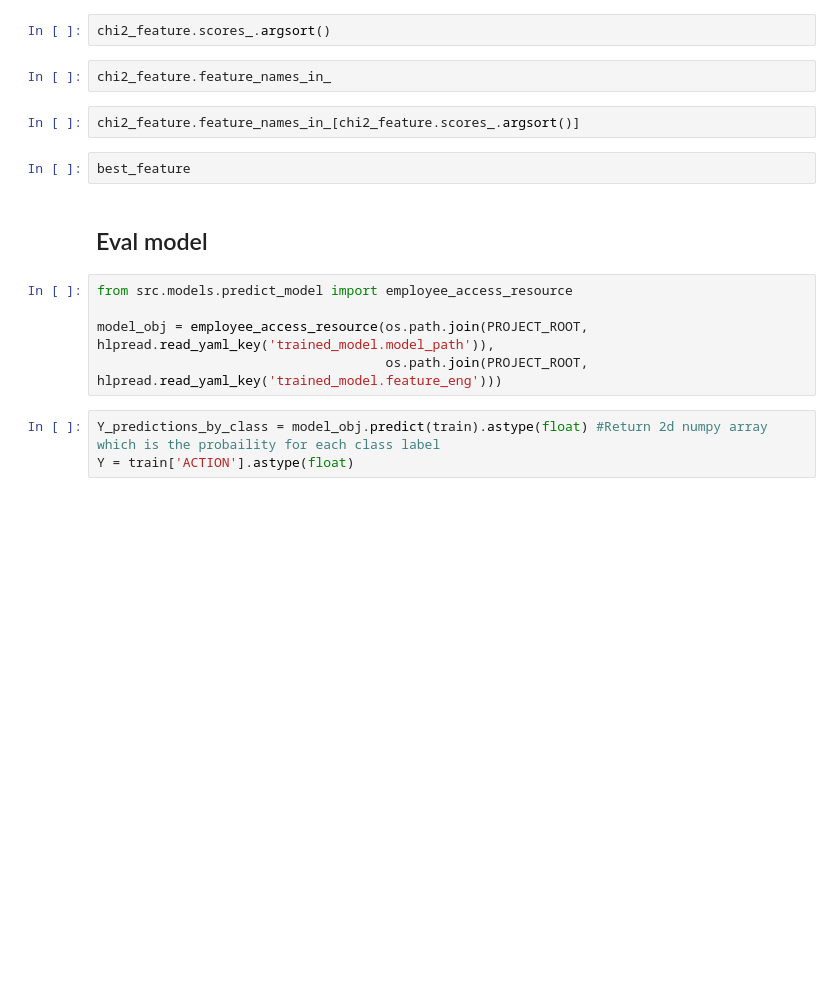
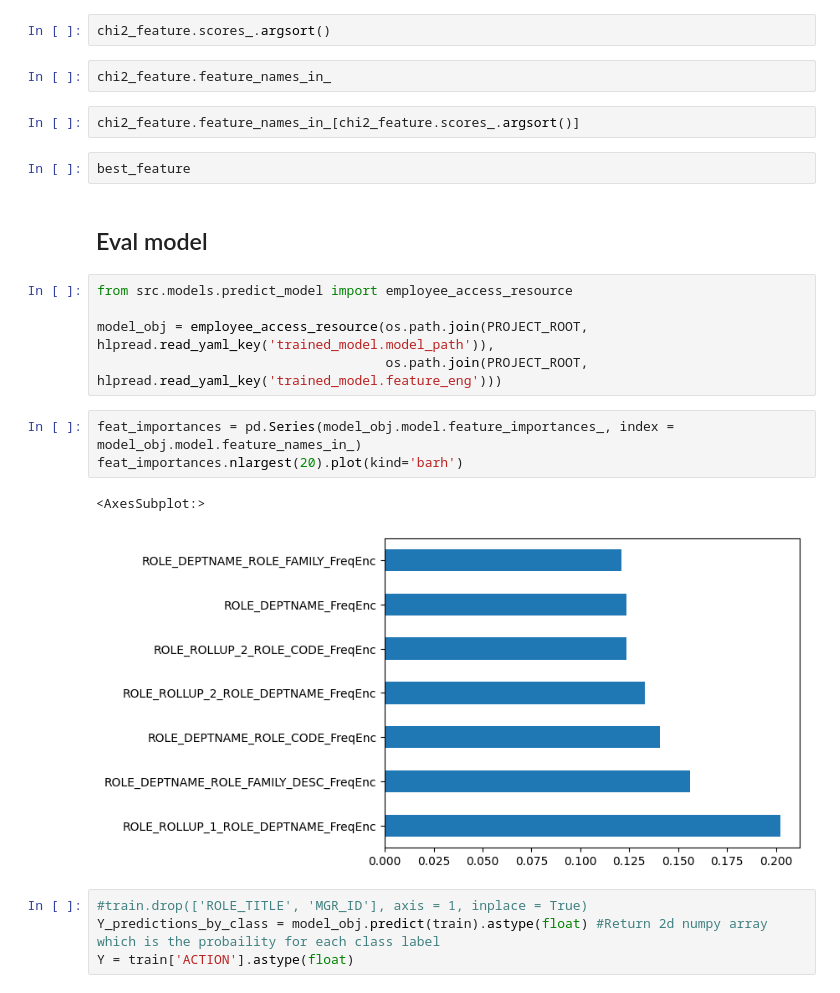
Before and after one commit to SmithaUpadhyaya/employee_access_resource_classifier, a Jupyter notebook: notebooks/training.ipynb, the cells around one changed output. Drawn from its saved outputs; the diff is of its cells as text; blank space fills up the shorter version.

```diff
--- a/notebooks/training.ipynb
+++ b/notebooks/training.ipynb
@@ -94,7 +100,14 @@ from src.models.predict_model import employee_access_resource
 
 model_obj = employee_access_resource(os.path.join(PROJECT_ROOT, hlpread.read_yaml_key('trained_model.model_path')),
                                      os.path.join(PROJECT_ROOT, hlpread.read_yaml_key('trained_model.feature_eng')))
+# %%
+feat_importances = pd.Series(model_obj.model.feature_importances_, index = model_obj.model.feature_names_in_)
+feat_importances.nlargest(20).plot(kind='barh')
+# %% [output]
+<AxesSubplot:>
+[figure, added]
 # %%
+#train.drop(['ROLE_TITLE', 'MGR_ID'], axis = 1, inplace = True)
 Y_predictions_by_class = model_obj.predict(train).astype(float) #Return 2d numpy array which is the probaility for each class label
 Y = train['ACTION'].astype(float)
 # %%
```
Also changed, not shown: parts of 14 cells of this notebook, 6 other files.
